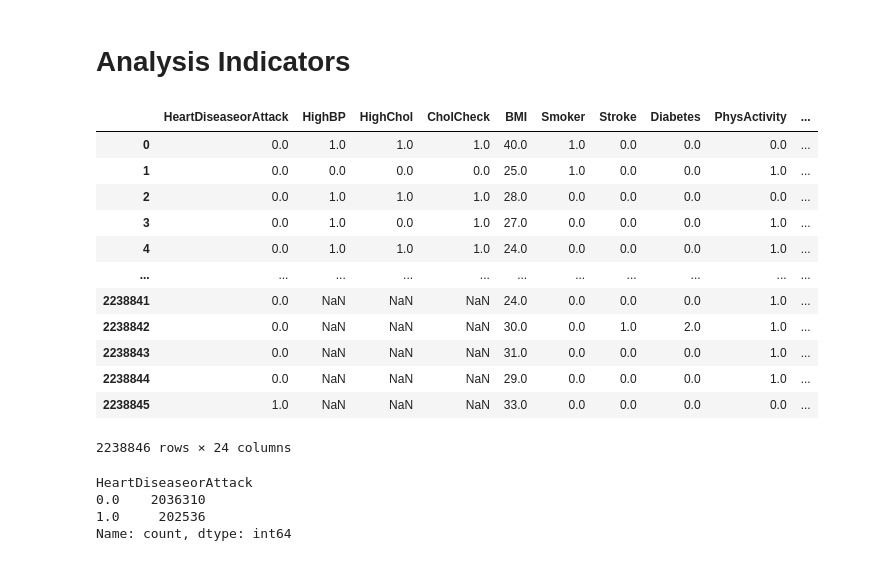
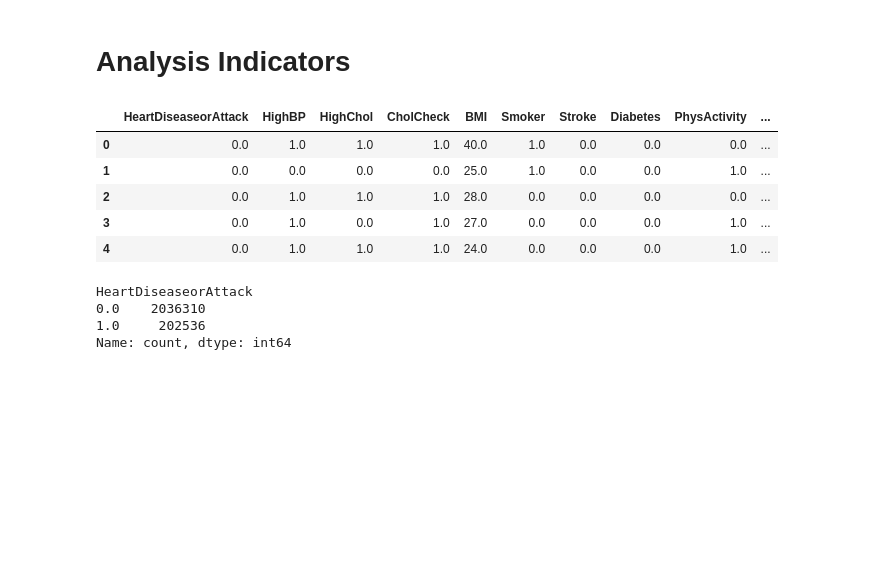
Before and after one commit to duvallar/MA384_CDSA, a Jupyter notebook: duvallar/analysis_indicators.ipynb, the cells around one changed output. Cells and saved outputs as stored; diff of their text form; code cells hidden in the pictures; blank space fills up the shorter version.

```diff
--- a/duvallar/analysis_indicators.ipynb
+++ b/duvallar/analysis_indicators.ipynb
@@ -7,21 +8,14 @@ import matplotlib.pyplot as plt
 pd.set_option('display.max_columns', None)
 # %%
-df = pd.read_csv('indicators_clean/clean_indicators_ALL_2015_2022.csv')
-df
+df = pd.read_csv('/work/shibberu/share/MA384_Data_Mining_Projects_Winter_2023-24/CDSA/clean_indicators/clean_indicators_ALL_2015_2022.csv')
+df.head()
 # %% [output]
 |  | HeartDiseaseorAttack | HighBP | HighChol | CholCheck | BMI | Smoker | Stroke | Diabetes | PhysActivity | ... |
 | 0 | 0.0 | 1.0 | 1.0 | 1.0 | 40.0 | 1.0 | 0.0 | 0.0 | 0.0 | ... |
 | 1 | 0.0 | 0.0 | 0.0 | 0.0 | 25.0 | 1.0 | 0.0 | 0.0 | 1.0 | ... |
 | 2 | 0.0 | 1.0 | 1.0 | 1.0 | 28.0 | 0.0 | 0.0 | 0.0 | 0.0 | ... |
 | 3 | 0.0 | 1.0 | 0.0 | 1.0 | 27.0 | 0.0 | 0.0 | 0.0 | 1.0 | ... |
 | 4 | 0.0 | 1.0 | 1.0 | 1.0 | 24.0 | 0.0 | 0.0 | 0.0 | 1.0 | ... |
-| ... | ... | ... | ... | ... | ... | ... | ... | ... | ... | ... |
-| 2238841 | 0.0 | NaN | NaN | NaN | 24.0 | 0.0 | 0.0 | 0.0 | 1.0 | ... |
-| 2238842 | 0.0 | NaN | NaN | NaN | 30.0 | 0.0 | 1.0 | 2.0 | 1.0 | ... |
-| 2238843 | 0.0 | NaN | NaN | NaN | 31.0 | 0.0 | 0.0 | 0.0 | 1.0 | ... |
-| 2238844 | 0.0 | NaN | NaN | NaN | 29.0 | 0.0 | 0.0 | 0.0 | 1.0 | ... |
-| 2238845 | 1.0 | NaN | NaN | NaN | 33.0 | 0.0 | 0.0 | 0.0 | 0.0 | ... |
-2238846 rows × 24 columns
 # %%
 df.HeartDiseaseorAttack.value_counts()
 # %% [output]
```
Also changed, not shown: parts of 18 cells of this notebook, 2 other files.
